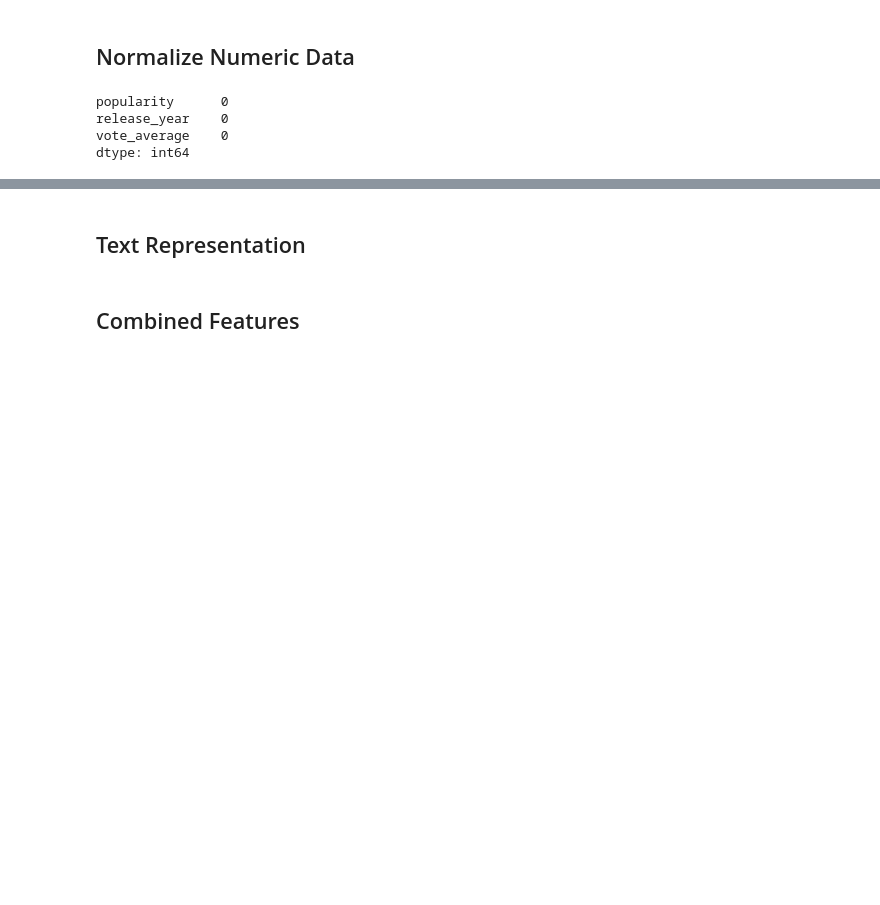
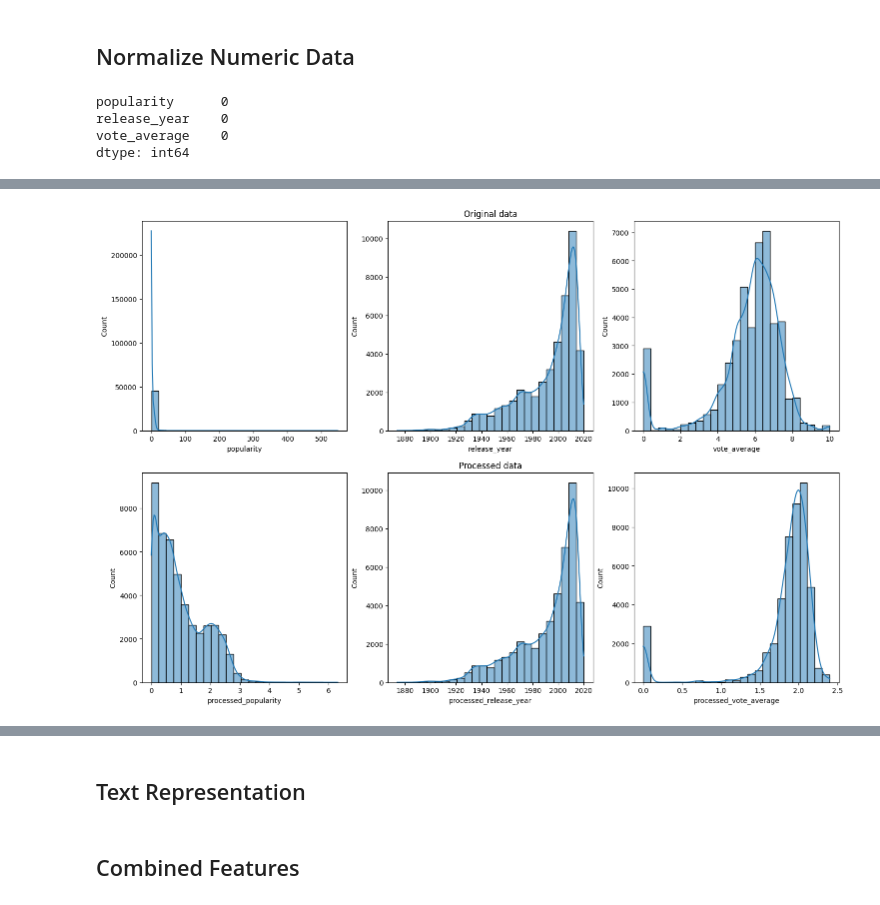
Before and after one commit to inesmteixeira9/movie-recommendation-system, a Jupyter notebook: notebooks/2_0_feature_engineering.ipynb, the cells around one changed output, grey strips where cells are left out. Cells and saved outputs as stored; diff of their text form; code cells hidden in the pictures; blank space fills up the shorter version.

```diff
--- a/notebooks/2_0_feature_engineering.ipynb
+++ b/notebooks/2_0_feature_engineering.ipynb
@@ -54,0 +20,3 @@ The last processed date is: 2024-07-11
+# %%
+# Read last processed movie cleaned data
+df = data_utils.read_last_processed_data('movies_cleaned_data')
@@ -90,0 +69,13 @@ normalized_num_features_df = df[num_cols]
+# %%
+fig, axs = plt.subplots(2, 3, figsize=(18,12))
+
+for col in num_cols:
+    # Display original data
+    axs[0, 1].set_title(f'Original data')
+    sns.histplot(df[col], bins=25, alpha=0.5, kde=True, ax=axs[0, num_cols.index(col)])
+
+    # Display processed data
+    axs[1, 1].set_title(f'Processed data')
+    sns.histplot(df[f'processed_{col}'], bins=25, alpha=0.5, kde=True, ax=axs[1, num_cols.index(col)])
+# %% [output]
+[figure, added]
```
Also changed, not shown: parts of 10 cells of this notebook.
